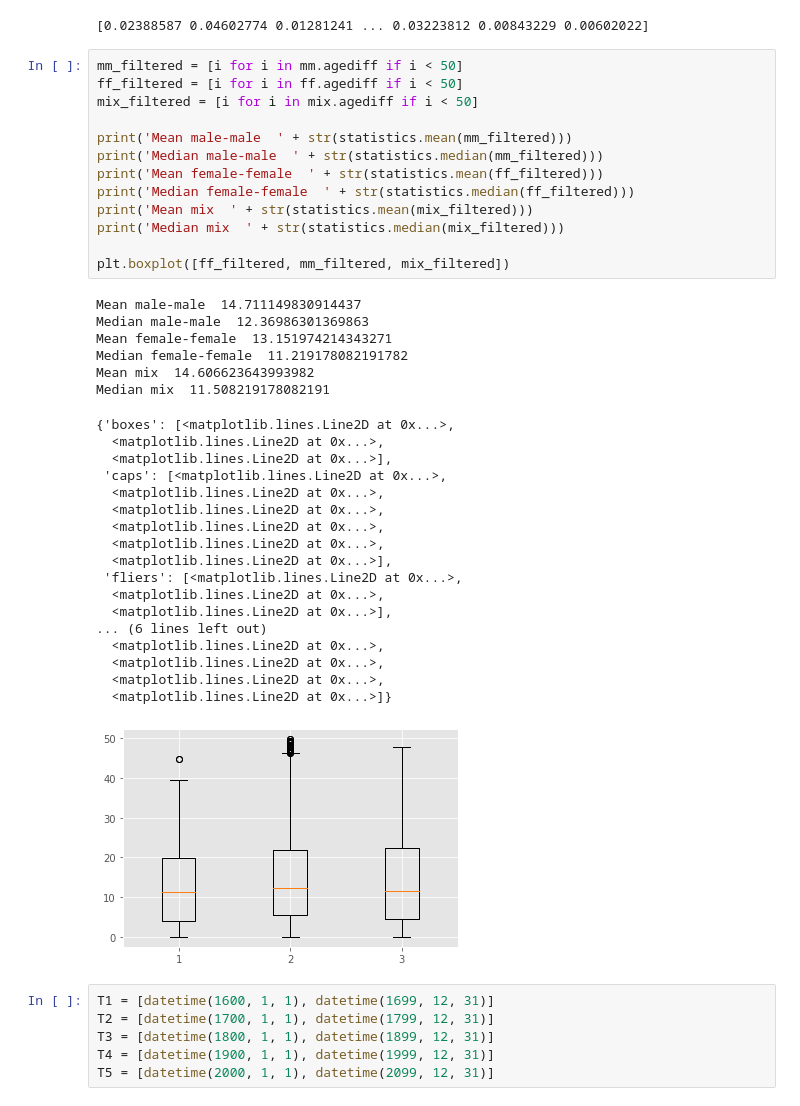
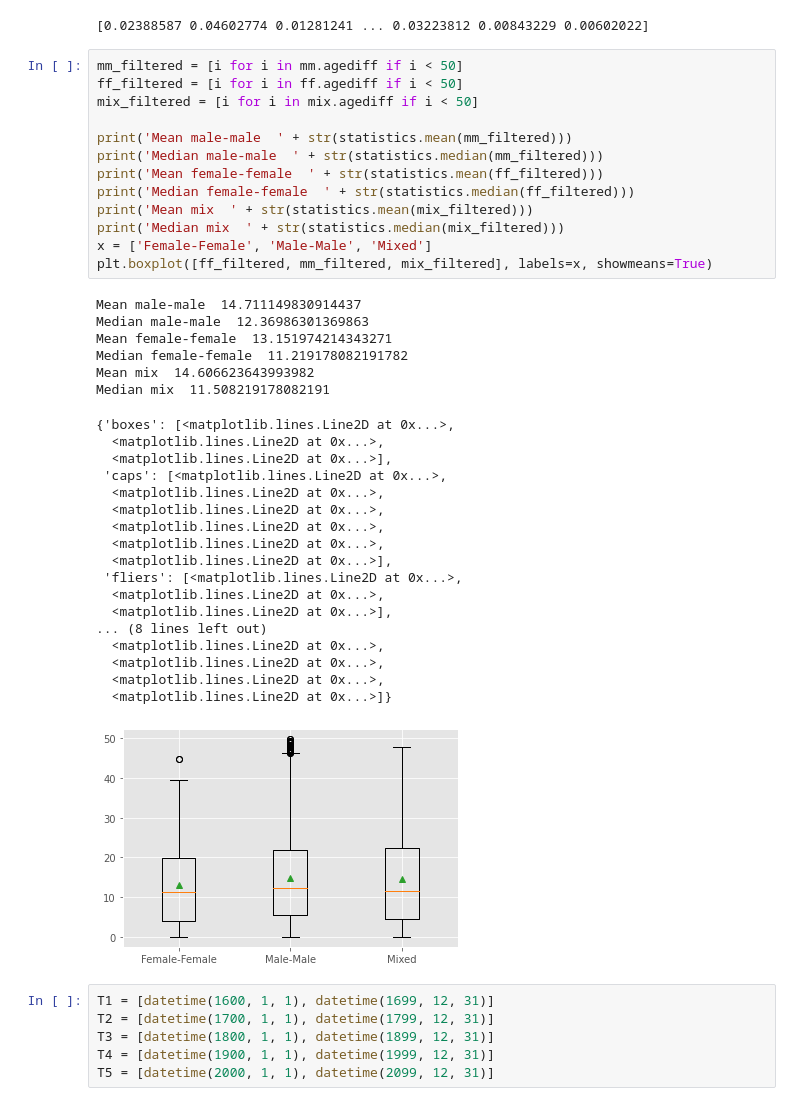
Before and after one commit to biohackathon2021/project-12, a Jupyter notebook: age_differences.ipynb, the cells around one changed output. Drawn from its saved outputs; the diff is of its cells as text.

```diff
--- a/age_differences.ipynb
+++ b/age_differences.ipynb
@@ -246,37 +254,37 @@ mix_filtered = [i for i in mix.agediff if i < 50]
 
 print('Mean male-male  ' + str(statistics.mean(mm_filtered)))
 print('Median male-male  ' + str(statistics.median(mm_filtered)))
 print('Mean female-female  ' + str(statistics.mean(ff_filtered)))
 print('Median female-female  ' + str(statistics.median(ff_filtered)))
 print('Mean mix  ' + str(statistics.mean(mix_filtered)))
 print('Median mix  ' + str(statistics.median(mix_filtered)))
-
-plt.boxplot([ff_filtered, mm_filtered, mix_filtered])
+x = ['Female-Female', 'Male-Male', 'Mixed']
+plt.boxplot([ff_filtered, mm_filtered, mix_filtered], labels=x, showmeans=True)
 # %% [output]
 Mean male-male  14.711149830914437
 Median male-male  12.36986301369863
 Mean female-female  13.151974214343271
 Median female-female  11.219178082191782
 Mean mix  14.606623643993982
 Median mix  11.508219178082191
 {'boxes': [<matplotlib.lines.Line2D at 0x...>,
   <matplotlib.lines.Line2D at 0x...>,
   <matplotlib.lines.Line2D at 0x...>],
  'caps': [<matplotlib.lines.Line2D at 0x...>,
   <matplotlib.lines.Line2D at 0x...>,
   <matplotlib.lines.Line2D at 0x...>,
   <matplotlib.lines.Line2D at 0x...>,
   <matplotlib.lines.Line2D at 0x...>,
   <matplotlib.lines.Line2D at 0x...>],
  'fliers': [<matplotlib.lines.Line2D at 0x...>,
   <matplotlib.lines.Line2D at 0x...>,
   <matplotlib.lines.Line2D at 0x...>],
-... (6 lines left out)
+... (8 lines left out)
   <matplotlib.lines.Line2D at 0x...>,
   <matplotlib.lines.Line2D at 0x...>,
   <matplotlib.lines.Line2D at 0x...>,
   <matplotlib.lines.Line2D at 0x...>]}
-[figure, old version]
+[figure, new version]
 # %%
 T1 = [datetime(1600, 1, 1), datetime(1699, 12, 31)]
 T2 = [datetime(1700, 1, 1), datetime(1799, 12, 31)]
```
Also changed, not shown: parts of 2 cells of this notebook.
